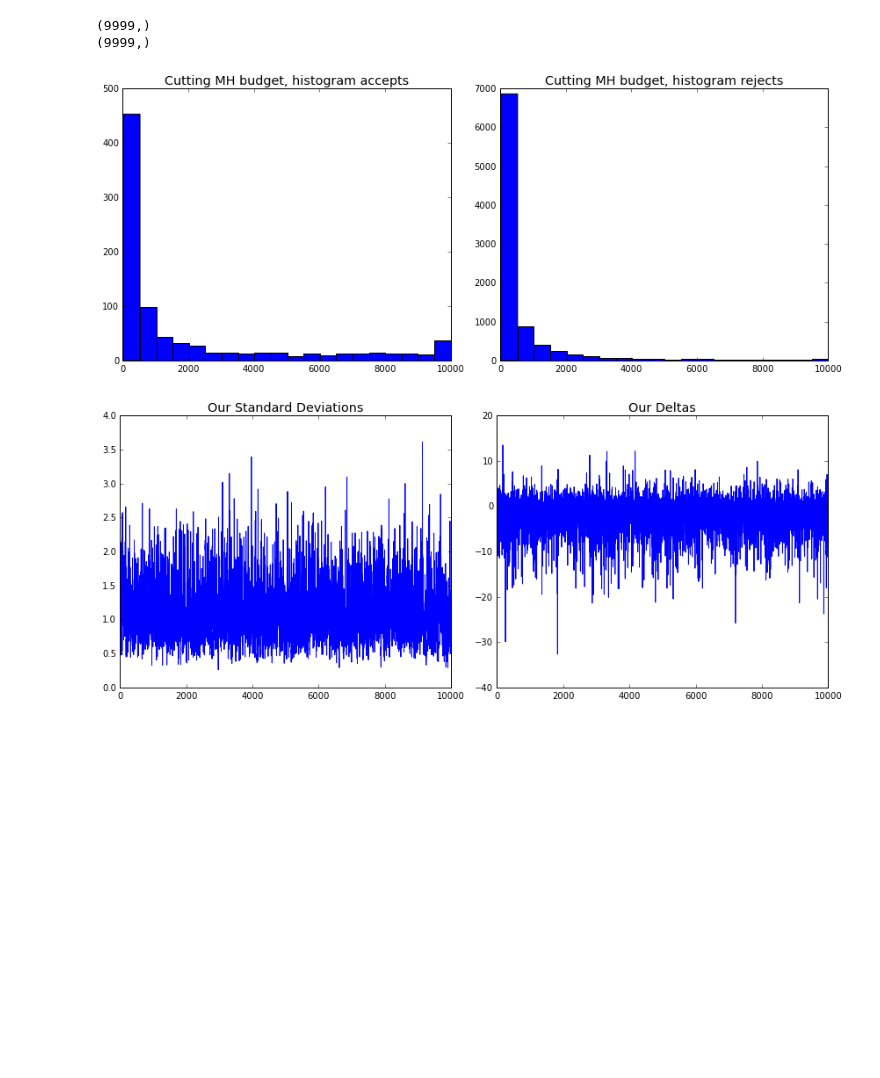
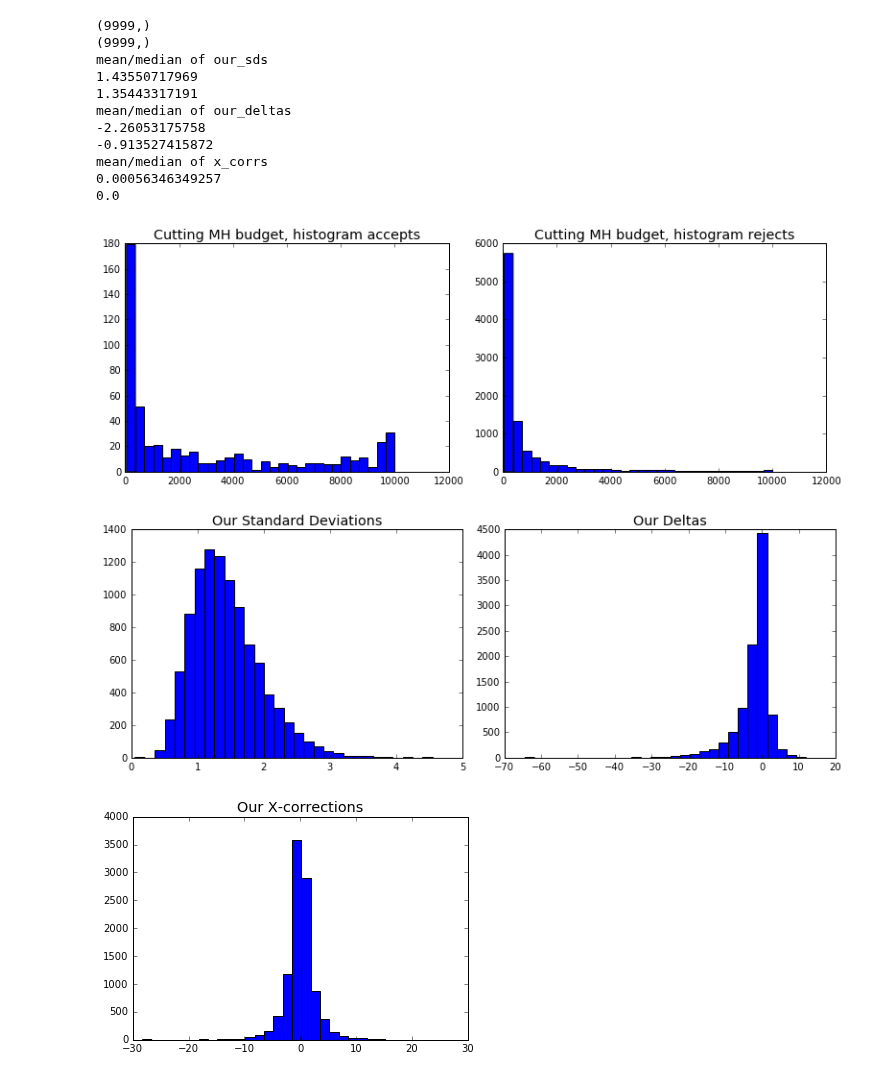
Before and after one commit to DanielTakeshi/New_MH_Test, a Jupyter notebook: iPython_stuff/GaussianMixtures_CuttingMH.ipynb, the cells around one changed output. Drawn from its saved outputs; the diff is of its cells as text; code cells hidden in the pictures; blank space fills up the shorter version.

```diff
--- a/iPython_stuff/GaussianMixtures_CuttingMH.ipynb
+++ b/iPython_stuff/GaussianMixtures_CuttingMH.ipynb
@@ -235,7 +270,7 @@ One "pass" means one "minibatch" in which we evaluate a gradient.
 
 # Some global parameters.
 num_passes = 10000
-mb_size = 30
+mb_size = 50
 rw_eps = 0.15 # the covariance matrix elements for the random walk proposals
 
 # Just as a sanity check, to make sure our function is working.
@@ -252,6 +287,7 @@ our_MH_accept = []
 our_MH_reject = []
 our_sds = []
 our_deltas = []
+our_xcorrs = []
 
 
 ####################################################
@@ -270,7 +306,7 @@ print("\nDone with Test #1\n")
 ######################################################
 theta = np.array([[0],[1]])
 all_2 = theta
-tolerance = 0.03
+tolerance = 0.02
 
 for T in range(1,num_passes):
     if (T % int(num_passes/10) == 0):
@@ -333,8 +369,9 @@ for T in range(1,num_passes):
     sd = mavg*sd + (1-mavg)*np.std(np.array(delta_list))
     our_sds.append(sd)
     u = np.random.random()
-    X_corr = ecdf_corr[bisect(x_corr, u)]
+    X_corr = x_corr[bisect(ecdf_corr, u)]
     X_corr = X_corr * sd
+    our_xcorrs.append(X_corr)
 
     # Now *finally* do the test!
     if (X_corr + delta_real > 0):
@@ -376,29 +413,53 @@ All done!
 # %%
 """ Plot results. """
 
 # Get some histograms of cutting MH budgets
-fig, axarr = plt.subplots(1,2, figsize=(12, 5))
+fig, axarr = plt.subplots(1,2, figsize=(11, 4))
 axarr[0].set_title("Cutting MH budget, histogram accepts", size="x-large")
-axarr[0].hist(cutting_MH_sizes_accept, bins=20)
+axarr[0].hist(cutting_MH_sizes_accept, bins=30)
 axarr[1].set_title("Cutting MH budget, histogram rejects", size="x-large")
-axarr[1].hist(cutting_MH_sizes_reject, bins=20)
+axarr[1].hist(cutting_MH_sizes_reject, bins=30)
 plt.tight_layout()
 
 # A plot for our standard deviation and delta values.
-fig, axarr = plt.subplots(1,2, figsize=(12, 5))
+fig, axarr = plt.subplots(1,2, figsize=(11, 4))
 axarr[0].set_title("Our Standard Deviations", size="x-large")
-axarr[0].plot(our_sds)
+axarr[0].hist(our_sds, bins=30)
 axarr[1].set_title("Our Deltas", size="x-large")
-axarr[1].plot(our_deltas)
+axarr[1].hist(our_deltas, bins=30)
 plt.tight_layout()
+
+# Now for the X_corr stuff.
+plt.figure()
+plt.hist(our_xcorrs, bins=30)
+plt.title("Our X-corrections", size="x-large")
 
 print np.array(our_sds).shape
 print np.array(our_deltas).shape
+print("mean/median of our_sds")
+print np.mean(our_sds)
+print np.median(our_sds)
+print("mean/median of our_deltas")
+print np.mean(our_deltas)
+print np.median(our_deltas)
+print("mean/median of x_corrs")
+print np.mean(our_xcorrs)
+print np.median(our_xcorrs)
 # %% [output]
 (9999,)
 (9999,)
+mean/median of our_sds
+1.43550717969
+1.35443317191
+mean/median of our_deltas
+-2.26053175758
+-0.913527415872
+mean/median of x_corrs
+0.00056346349257
+0.0
-[figure, old version]
+[figure, new version]
-[figure, old version]
+[figure, new version]
+[figure, added]
 # %%
 fig, axarr = plt.subplots(1,3, figsize=(12, 5))
 
```
Also changed, not shown: parts of 5 cells of this notebook.
